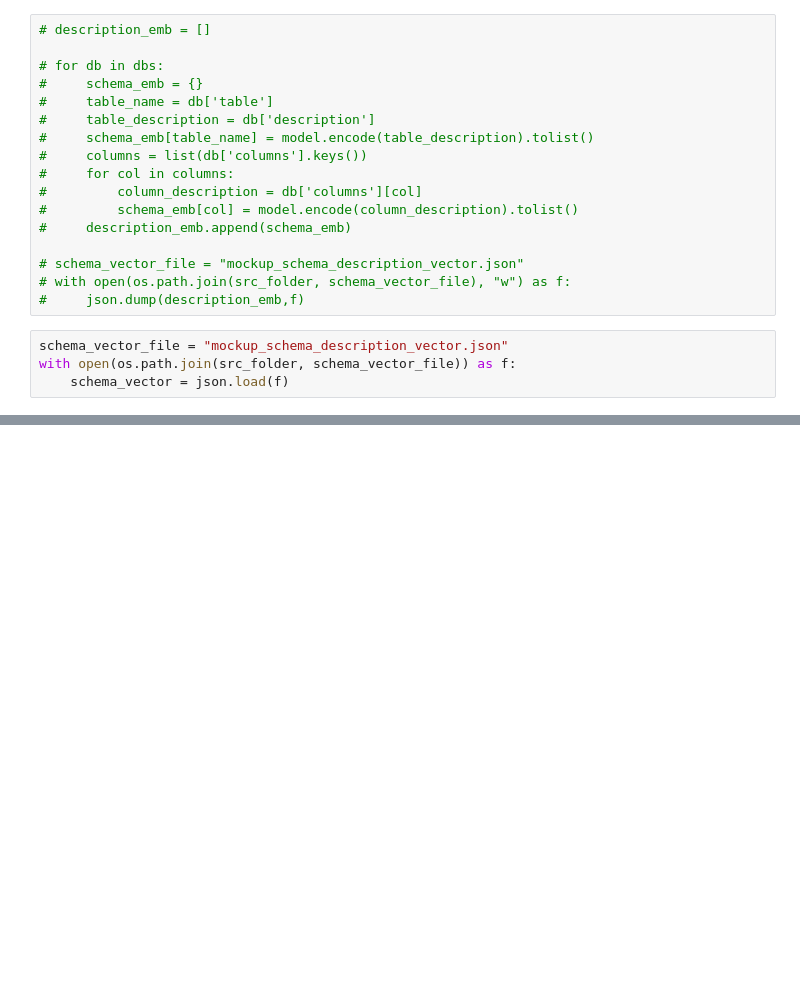
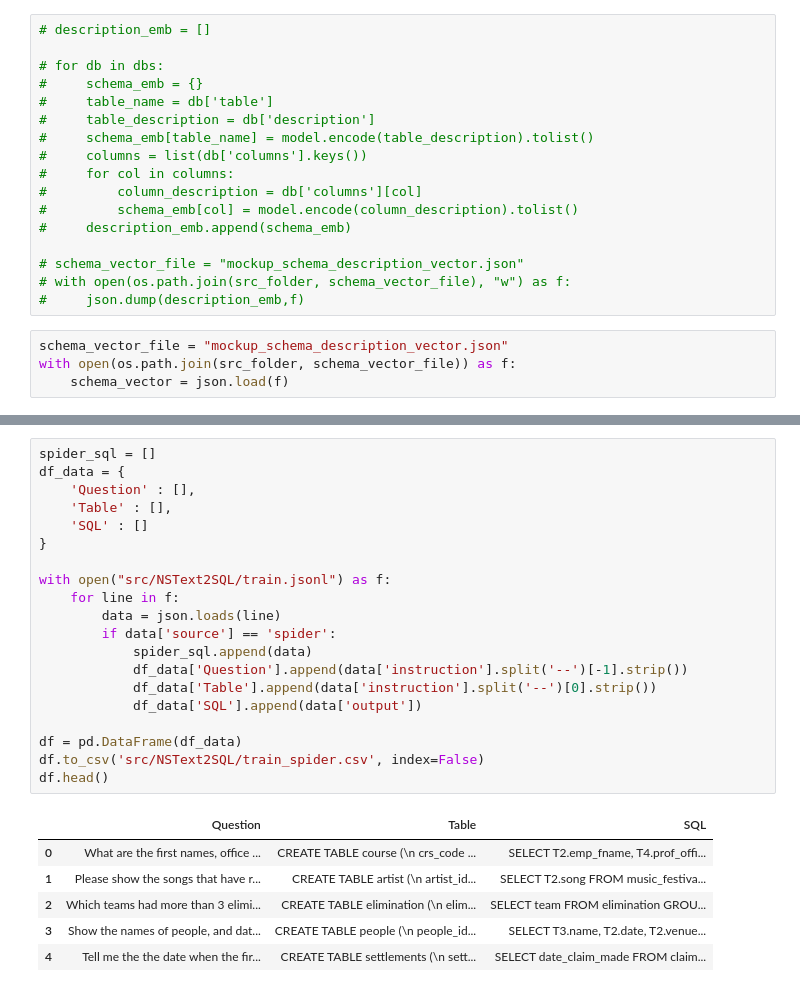
Before and after one commit to ThanawatTP/ChatQ, a Jupyter notebook: schema-link.ipynb, the cells around one changed output, grey strips where cells are left out. Drawn from its saved outputs; the diff is of its cells as text; blank space fills up the shorter version.

Commit message:
get table and column from sql query

```diff
--- a/schema-link.ipynb
+++ b/schema-link.ipynb
@@ -219,0 +192,27 @@ my_dict
+# %%
+spider_sql = []
+df_data = {
+    'Question' : [],
+    'Table' : [],
+    'SQL' : []
+}
+
+with open("src/NSText2SQL/train.jsonl") as f:
+    for line in f:
+        data = json.loads(line)
+        if data['source'] == 'spider':
+            spider_sql.append(data)
+            df_data['Question'].append(data['instruction'].split('--')[-1].strip())
+            df_data['Table'].append(data['instruction'].split('--')[0].strip())
+            df_data['SQL'].append(data['output'])
+
+df = pd.DataFrame(df_data)
+df.to_csv('src/NSText2SQL/train_spider.csv', index=False)
+df.head()
+# %% [output]
+|  | Question | Table | SQL |
+| 0 | What are the first names, office ... | CREATE TABLE course (\n crs_code ... | SELECT T2.emp_fname, T4.prof_offi... |
+| 1 | Please show the songs that have r... | CREATE TABLE artist (\n artist_id... | SELECT T2.song FROM music_festiva... |
+| 2 | Which teams had more than 3 elimi... | CREATE TABLE elimination (\n elim... | SELECT team FROM elimination GROU... |
+| 3 | Show the names of people, and dat... | CREATE TABLE people (\n people_id... | SELECT T3.name, T2.date, T2.venue... |
+| 4 | Tell me the the date when the fir... | CREATE TABLE settlements (\n sett... | SELECT date_claim_made FROM claim... |
```
Also changed, not shown: parts of 28 cells of this notebook, 1 other file.
